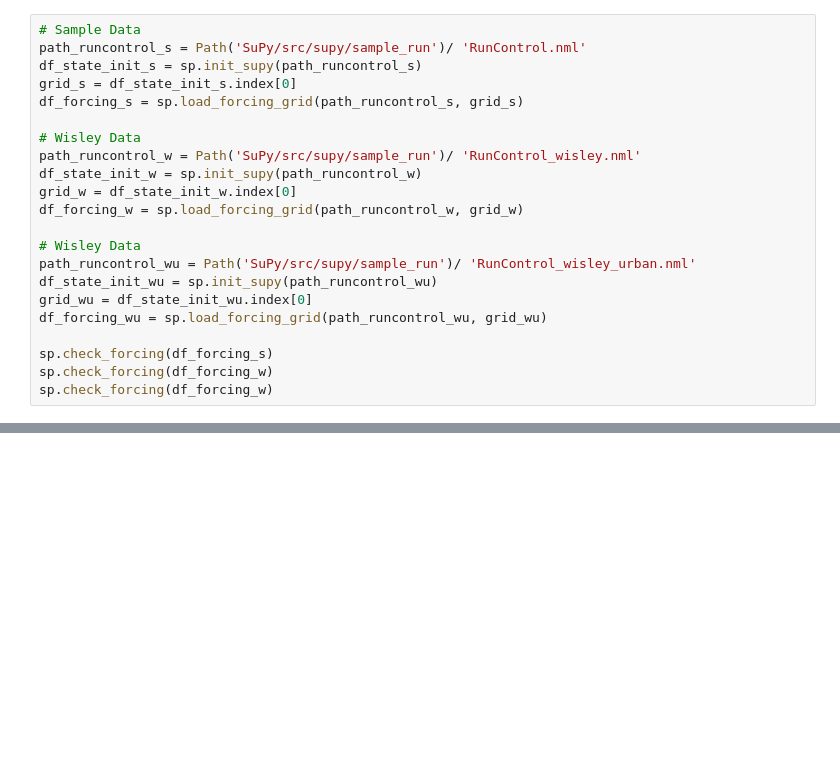
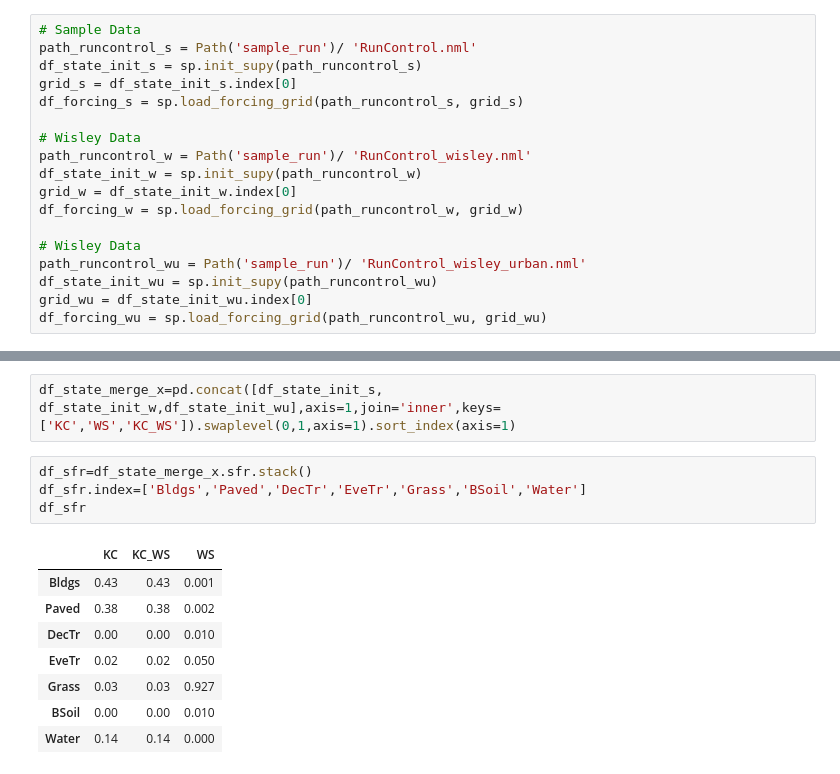
Before and after one commit to gusbacos/SuPy---Testing, a Jupyter notebook: UHI_Test_jan12/UHI_TEST_Jan12_IPYNB.ipynb, the cells around one changed output, grey strips where cells are left out. Drawn from its saved outputs; the diff is of its cells as text; blank space fills up the shorter version.

Commit message:
explain large QE at Wisley

```diff
--- a/UHI_Test_jan12/UHI_TEST_Jan12_IPYNB.ipynb
+++ b/UHI_Test_jan12/UHI_TEST_Jan12_IPYNB.ipynb
@@ -32,24 +32,20 @@ xlwt             : 1.3.0
 numba            : None
 # %%
 # Sample Data
-path_runcontrol_s = Path('SuPy/src/supy/sample_run')/ 'RunControl.nml'
+path_runcontrol_s = Path('sample_run')/ 'RunControl.nml'
 df_state_init_s = sp.init_supy(path_runcontrol_s)
 grid_s = df_state_init_s.index[0]
 df_forcing_s = sp.load_forcing_grid(path_runcontrol_s, grid_s)
 
 # Wisley Data
-path_runcontrol_w = Path('SuPy/src/supy/sample_run')/ 'RunControl_wisley.nml'
+path_runcontrol_w = Path('sample_run')/ 'RunControl_wisley.nml'
 df_state_init_w = sp.init_supy(path_runcontrol_w)
 grid_w = df_state_init_w.index[0]
 df_forcing_w = sp.load_forcing_grid(path_runcontrol_w, grid_w)
 
 # Wisley Data
-path_runcontrol_wu = Path('SuPy/src/supy/sample_run')/ 'RunControl_wisley_urban.nml'
+path_runcontrol_wu = Path('sample_run')/ 'RunControl_wisley_urban.nml'
 df_state_init_wu = sp.init_supy(path_runcontrol_wu)
 grid_wu = df_state_init_wu.index[0]
 df_forcing_wu = sp.load_forcing_grid(path_runcontrol_wu, grid_wu)
-
-sp.check_forcing(df_forcing_s)
-sp.check_forcing(df_forcing_w)
-sp.check_forcing(df_forcing_w)
 # %% [output]
@@ -286,0 +324,15 @@ supy_plot('UStar', df_merge,s,e)
+# %%
+df_state_merge_x=pd.concat([df_state_init_s, df_state_init_w,df_state_init_wu],axis=1,join='inner',keys=['KC','WS','KC_WS']).swaplevel(0,1,axis=1).sort_index(axis=1)
+# %%
+df_sfr=df_state_merge_x.sfr.stack()
+df_sfr.index=['Bldgs','Paved','DecTr','EveTr','Grass','BSoil','Water']
+df_sfr
+# %% [output]
+|  | KC | KC_WS | WS |
+| Bldgs | 0.43 | 0.43 | 0.001 |
+| Paved | 0.38 | 0.38 | 0.002 |
+| DecTr | 0.00 | 0.00 | 0.010 |
+| EveTr | 0.02 | 0.02 | 0.050 |
+| Grass | 0.03 | 0.03 | 0.927 |
+| BSoil | 0.00 | 0.00 | 0.010 |
+| Water | 0.14 | 0.14 | 0.000 |
```
Also changed, not shown: parts of 10 cells of this notebook.
